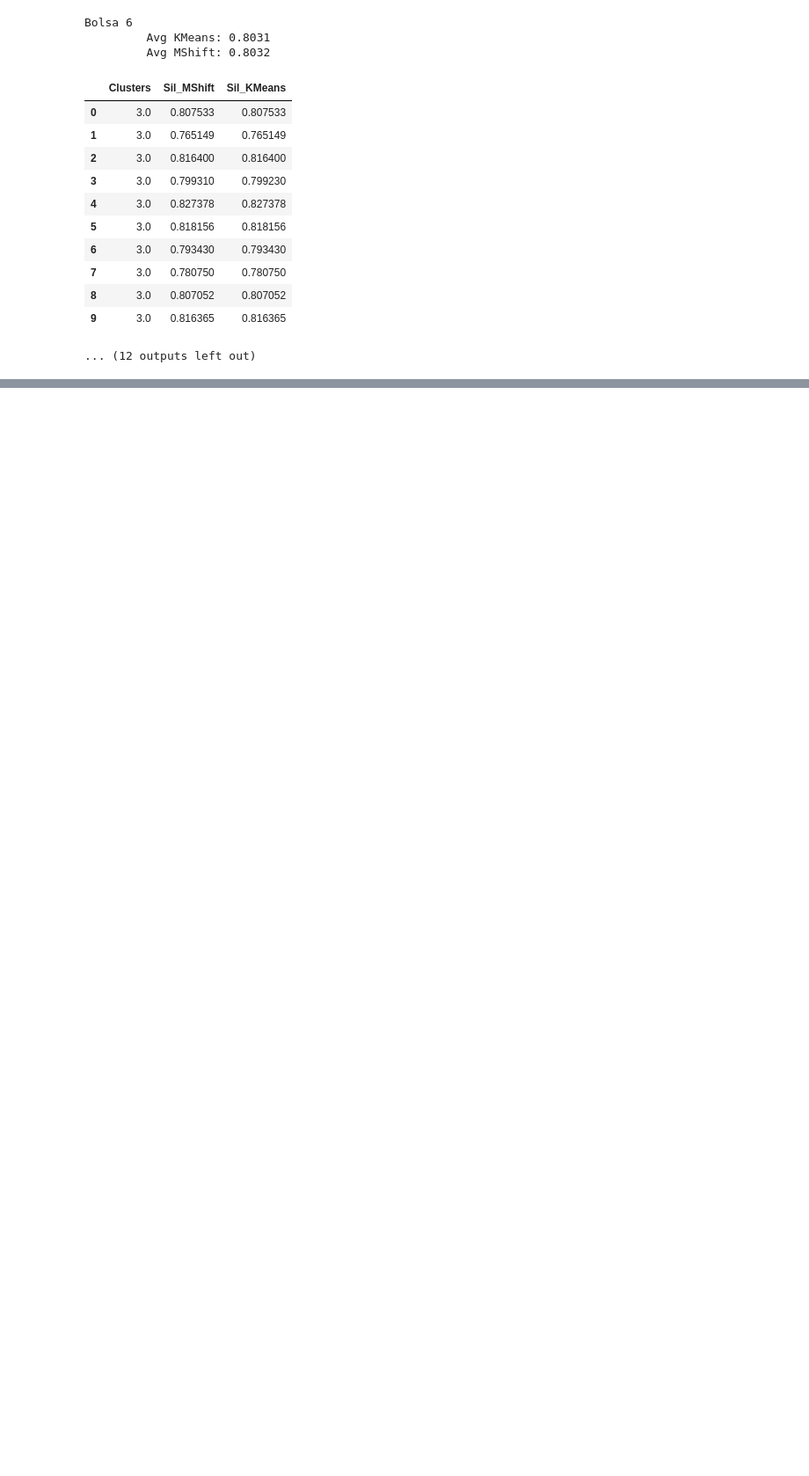
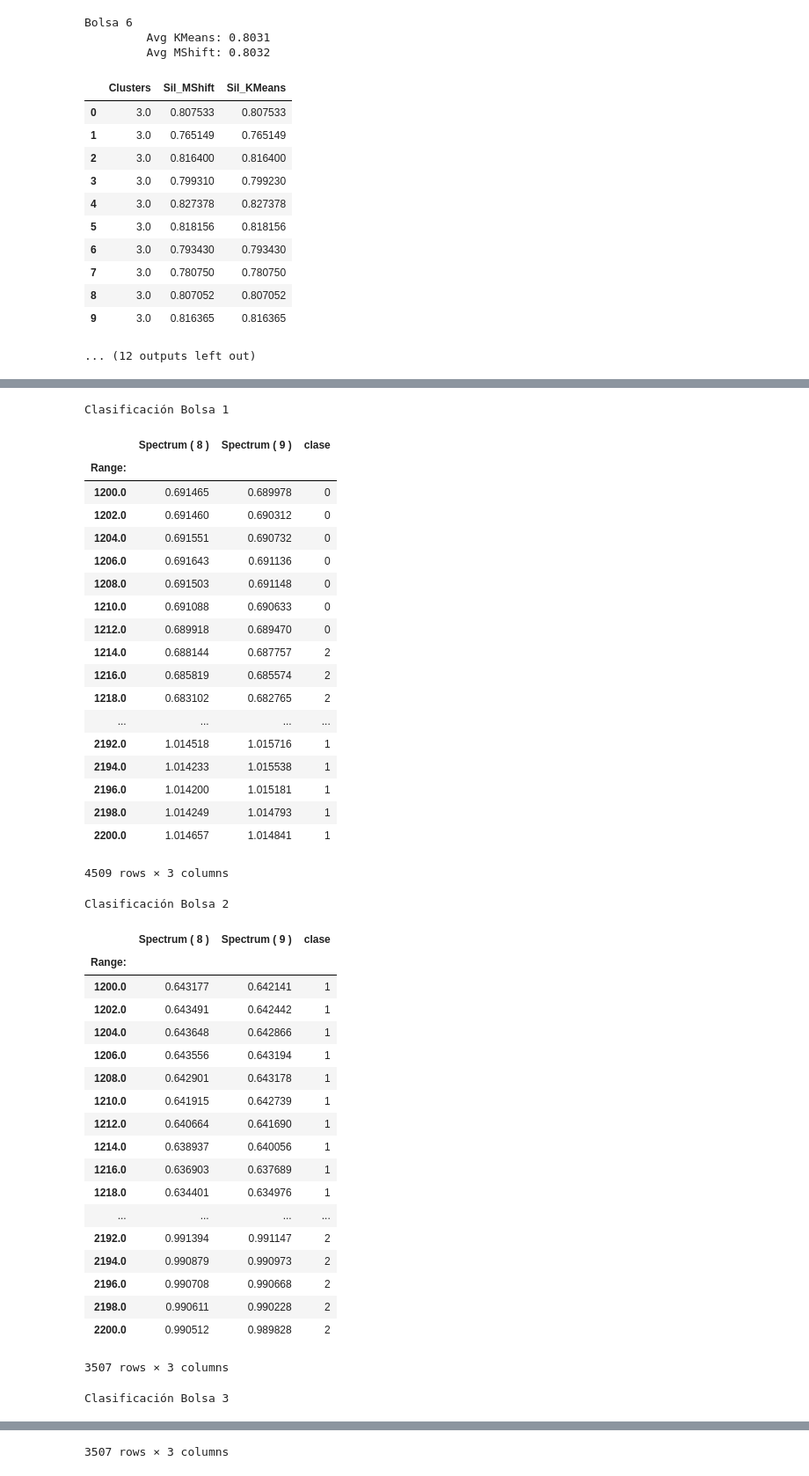
Before and after one commit to samuel1a0/prb_clustering, a Jupyter notebook: clustering.ipynb, the cells around one changed output, grey strips where cells are left out. Shown at 88% size. Drawn from its saved outputs; the diff is of its cells as text; code cells hidden in the pictures; blank space fills up the shorter version.

```diff
--- a/clustering.ipynb
+++ b/clustering.ipynb
@@ -289,7 +289,7 @@ MShift Average: 0.829034
 # %%
 # Solo se prueba con KMeans y MShift porque la cantidad de elementos por dataset es demasiado baja para otros algoritmos
 for j in range(30):
-    bolsa_x = load_bolsa_m(j)
+    bolsa_x = load_bolsalsa_m(j)
     if bolsa_x.empty:
         continue
 
@@ -410,0 +411,61 @@ load_bolsa?
+# %%
+files = os.listdir("SojaData/*")
+for i,(n, f) in enumerate(range(20), zip()):
+    f = load_bolsa(i)
+    if f.empty:
+        continue
+
+#     f.drop(labels=["Range:","Time:"], axis=0, inplace=True)
+    f.dropna(axis=1, how="any",inplace=True)
+
+    # Division en grupos de Entrenamiento-Testeo, y Análisis de PCA
+    pca_train = RandomizedPCA(n_components=2, random_state=10).fit(f)
+    f_t = pca_train.transform(f)
+    train, test = train_test_split(f_t, test_size=.3)
+    cls = KMeans(init='k-means++', n_clusters=3, random_state=10)
+    labels = cls.fit_predict(f_t)
+    f["clase"] = labels
+    print("Clasificación Bolsa {}".format(i))
+    display(f.iloc[:,-3:])
+# %% [output]
+Clasificación Bolsa 1
+|  | Spectrum ( 8 ) | Spectrum ( 9 ) | clase |
+| Range: |  |  |  |
+| 1200.0 | 0.691465 | 0.689978 | 0 |
+| 1202.0 | 0.691460 | 0.690312 | 0 |
+| 1204.0 | 0.691551 | 0.690732 | 0 |
+| 1206.0 | 0.691643 | 0.691136 | 0 |
+| 1208.0 | 0.691503 | 0.691148 | 0 |
+| 1210.0 | 0.691088 | 0.690633 | 0 |
+| 1212.0 | 0.689918 | 0.689470 | 0 |
+| 1214.0 | 0.688144 | 0.687757 | 2 |
+| 1216.0 | 0.685819 | 0.685574 | 2 |
+| 1218.0 | 0.683102 | 0.682765 | 2 |
+| ... | ... | ... | ... |
+| 2192.0 | 1.014518 | 1.015716 | 1 |
+| 2194.0 | 1.014233 | 1.015538 | 1 |
+| 2196.0 | 1.014200 | 1.015181 | 1 |
+| 2198.0 | 1.014249 | 1.014793 | 1 |
+| 2200.0 | 1.014657 | 1.014841 | 1 |
+4509 rows × 3 columns
+Clasificación Bolsa 2
+|  | Spectrum ( 8 ) | Spectrum ( 9 ) | clase |
+| Range: |  |  |  |
+| 1200.0 | 0.643177 | 0.642141 | 1 |
+| 1202.0 | 0.643491 | 0.642442 | 1 |
+| 1204.0 | 0.643648 | 0.642866 | 1 |
+| 1206.0 | 0.643556 | 0.643194 | 1 |
+| 1208.0 | 0.642901 | 0.643178 | 1 |
+| 1210.0 | 0.641915 | 0.642739 | 1 |
+| 1212.0 | 0.640664 | 0.641690 | 1 |
+| 1214.0 | 0.638937 | 0.640056 | 1 |
+| 1216.0 | 0.636903 | 0.637689 | 1 |
+| 1218.0 | 0.634401 | 0.634976 | 1 |
+| ... | ... | ... | ... |
+| 2192.0 | 0.991394 | 0.991147 | 2 |
+| 2194.0 | 0.990879 | 0.990973 | 2 |
+| 2196.0 | 0.990708 | 0.990668 | 2 |
+| 2198.0 | 0.990611 | 0.990228 | 2 |
+| 2200.0 | 0.990512 | 0.989828 | 2 |
+3507 rows × 3 columns
+Clasificación Bolsa 3
@@ -410,0 +490 @@ load_bolsa?
+3507 rows × 3 columns
```
Also changed, not shown: parts of 5 cells of this notebook.
